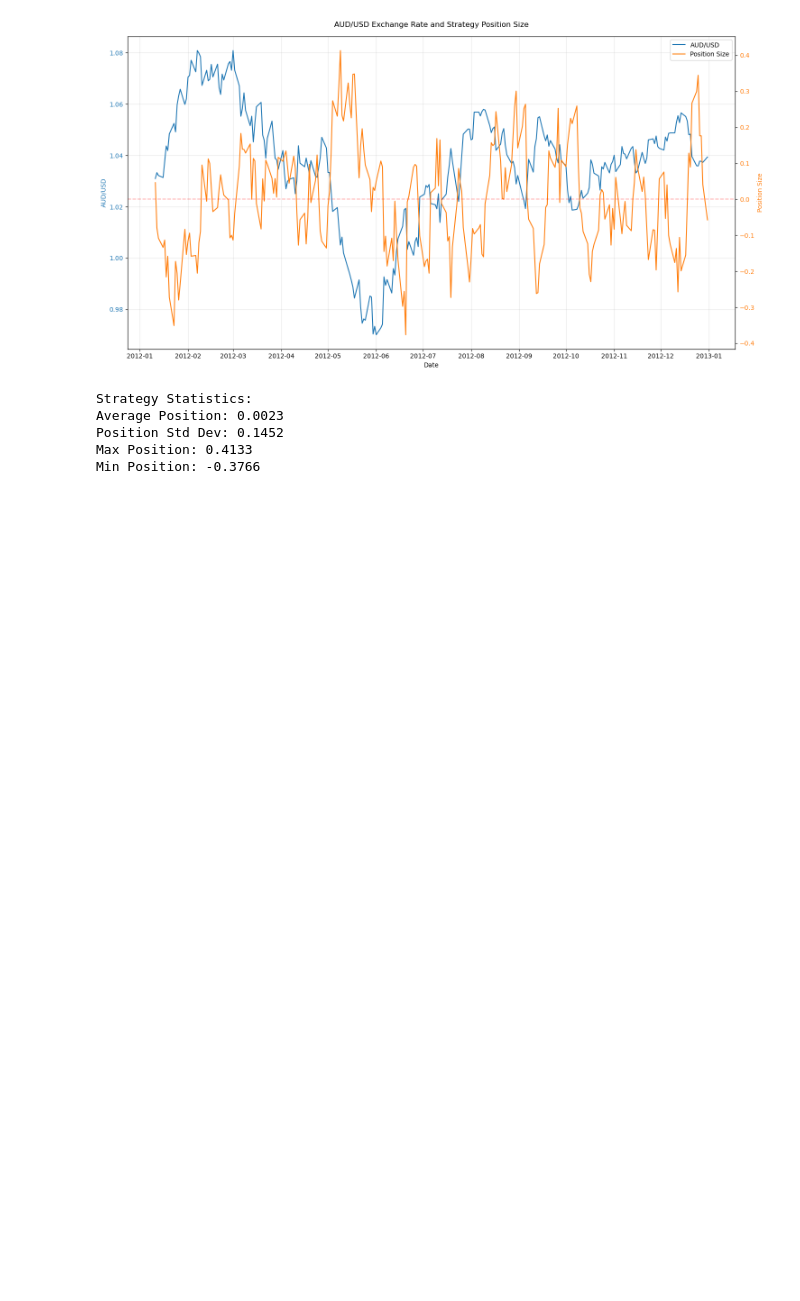
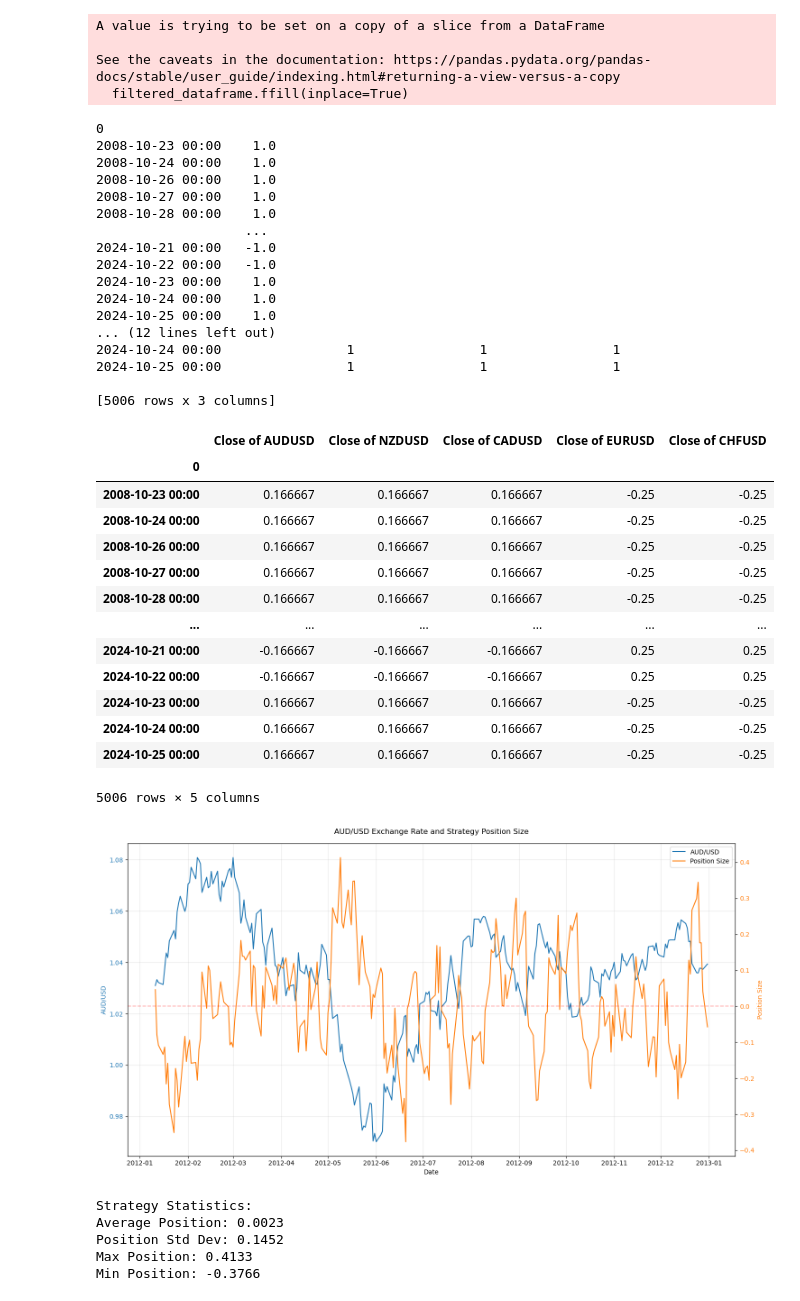
Before and after one commit to ShengHaozz/NUSiQF-FX, a Jupyter notebook: NUSiFX.ipynb, the cells around one changed output. Cells and saved outputs as stored; diff of their text form; code cells hidden in the pictures; blank space fills up the shorter version.

Commit message:
Ipynbfix (#13)
* Added ir data processing and division-alpha gen

* Added uip_alpha

* Updated ipynb file

```diff
--- a/NUSiFX.ipynb
+++ b/NUSiFX.ipynb
@@ -6,0 +11,54 @@ import matplotlib.dates as mdates
+# %%
+# Constants
+METRIC = 'Close'
+CURRENCIES = ['AUDUSD', 'NZDUSD', 'USDCAD', 'EURUSD', 'USDCHF']
+CONVERT_CURRENCIES = ['USDCAD', 'USDCHF']
+UPDATED_CURRENCIES = ['AUDUSD', 'NZDUSD', 'CADUSD', 'EURUSD', 'CHFUSD']
+START_DATE = '2008-10-16 00:00:00'
+
+LOOKBACK_DAYS = 5
+CURRENCY_GROUPINGS = {
+    'Commodity Currencies':  ['Close of AUDUSD', 'Close of NZDUSD', 'Close of CADUSD'],
+    'European Currencies': ['Close of EURUSD', 'Close of CHFUSD']
+}
+# %%
+df = get_filtered_dataframe(METRIC, CURRENCIES, CONVERT_CURRENCIES, UPDATED_CURRENCIES, START_DATE)
+df_alpha = mr1_alpha_gen(df, lag_days=LOOKBACK_DAYS)
+df_allocation = quantymacro_allocator(df_alpha, group = CURRENCY_GROUPINGS)
+df_allocation
+# %% [output]
+A value is trying to be set on a copy of a slice from a DataFrame
+
+See the caveats in the documentation: https://pandas.pydata.org/pandas-docs/stable/user_guide/indexing.html#returning-a-view-versus-a-copy
+  filtered_dataframe.ffill(inplace=True)
+0
+2008-10-23 00:00    1.0
+2008-10-24 00:00    1.0
+2008-10-26 00:00    1.0
+2008-10-27 00:00    1.0
+2008-10-28 00:00    1.0
+                   ...
+2024-10-21 00:00   -1.0
+2024-10-22 00:00   -1.0
+2024-10-23 00:00    1.0
+2024-10-24 00:00    1.0
+2024-10-25 00:00    1.0
+... (12 lines left out)
+2024-10-24 00:00                1                1                1
+2024-10-25 00:00                1                1                1
+
+[5006 rows x 3 columns]
+|  | Close of AUDUSD | Close of NZDUSD | Close of CADUSD | Close of EURUSD | Close of CHFUSD |
+| 0 |  |  |  |  |  |
+| 2008-10-23 00:00 | 0.166667 | 0.166667 | 0.166667 | -0.25 | -0.25 |
+| 2008-10-24 00:00 | 0.166667 | 0.166667 | 0.166667 | -0.25 | -0.25 |
+| 2008-10-26 00:00 | 0.166667 | 0.166667 | 0.166667 | -0.25 | -0.25 |
+| 2008-10-27 00:00 | 0.166667 | 0.166667 | 0.166667 | -0.25 | -0.25 |
+| 2008-10-28 00:00 | 0.166667 | 0.166667 | 0.166667 | -0.25 | -0.25 |
+| ... | ... | ... | ... | ... | ... |
+| 2024-10-21 00:00 | -0.166667 | -0.166667 | -0.166667 | 0.25 | 0.25 |
+| 2024-10-22 00:00 | -0.166667 | -0.166667 | -0.166667 | 0.25 | 0.25 |
+| 2024-10-23 00:00 | 0.166667 | 0.166667 | 0.166667 | -0.25 | -0.25 |
+| 2024-10-24 00:00 | 0.166667 | 0.166667 | 0.166667 | -0.25 | -0.25 |
+| 2024-10-25 00:00 | 0.166667 | 0.166667 | 0.166667 | -0.25 | -0.25 |
+5006 rows × 5 columns
```
Also changed, not shown: parts of 2 cells of this notebook, 1 other file.
